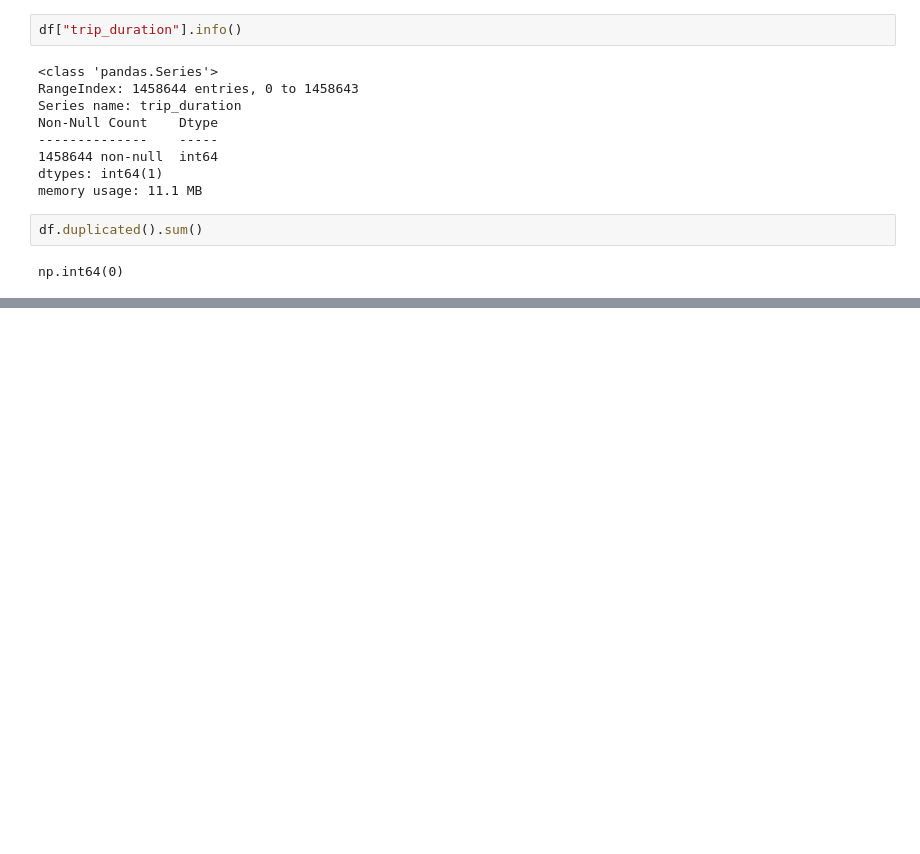
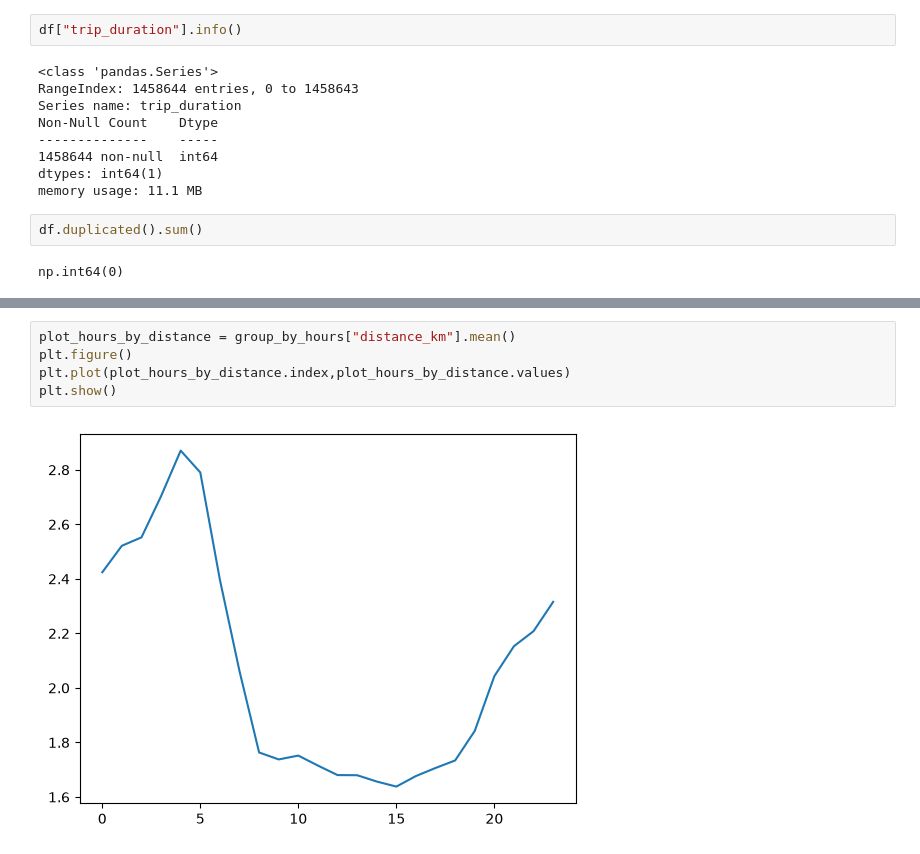
Before and after one commit to faresBenhammadi/data_analysis_taxi, a Jupyter notebook: taxi.ipynb, the cells around one changed output, grey strips where cells are left out. Cells and saved outputs as stored; diff of their text form; blank space fills up the shorter version.

```diff
--- a/taxi.ipynb
+++ b/taxi.ipynb
@@ -218,0 +313,7 @@ np.int64(0)
+# %%
+plot_hours_by_distance = group_by_hours["distance_km"].mean()
+plt.figure()
+plt.plot(plot_hours_by_distance.index,plot_hours_by_distance.values)
+plt.show()
+# %% [output]
+[figure, added]
```
Also changed, not shown: parts of 14 cells of this notebook.
